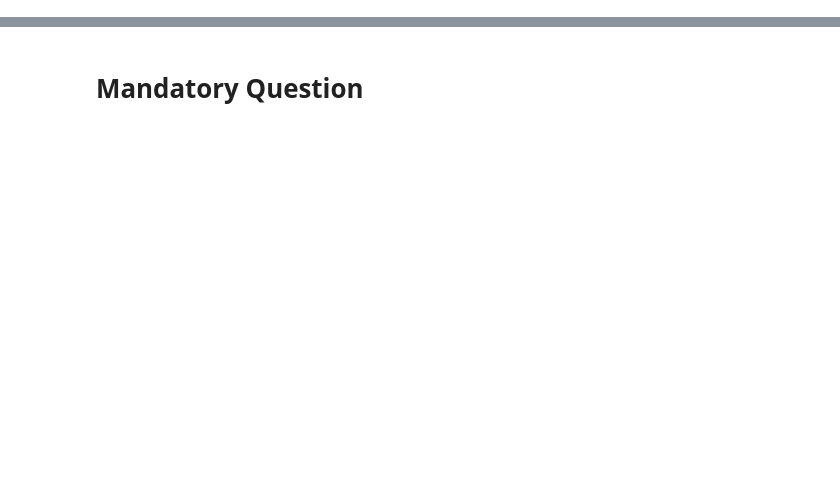
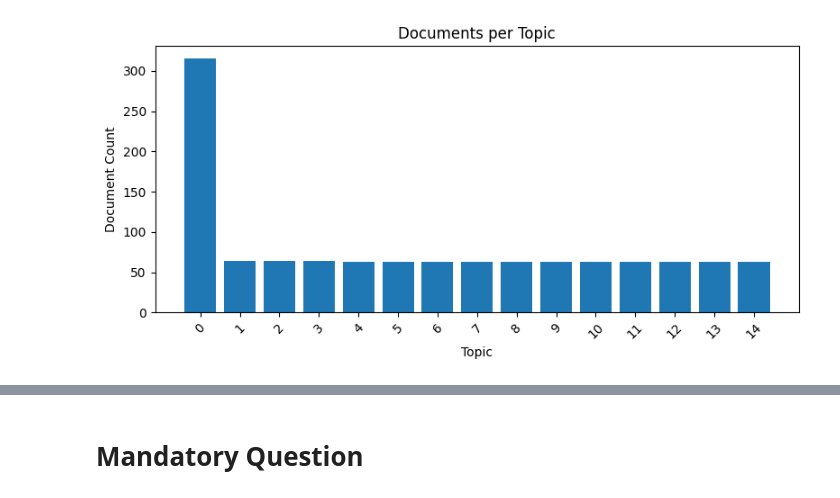
Before and after one commit to SriAmbica11/SriAmbica_INFO5731_Spring2025, a Jupyter notebook: Sangineedi_SriAmbica_Assignment_05.ipynb, the cells around one changed output, grey strips where cells are left out. Drawn from its saved outputs; the diff is of its cells as text; code cells hidden in the pictures; blank space fills up the shorter version.

```diff
--- a/Sangineedi_SriAmbica_Assignment_05.ipynb
+++ b/Sangineedi_SriAmbica_Assignment_05.ipynb
@@ -1295,0 +507,18 @@ DBSCAN delivered the optimal clustering performance because it produced a Davies
+# %%
+#
+ambica_assignment4_embedder = SentenceTransformer(
+    "all-MiniLM-L6-v2",
+    use_auth_token=False
+)
+
+# 4. Quick BERTopic fit at K=10
+ambica_assignment4_initial_k     = 10
+ambica_assignment4_initial_model = BERTopic(
+    embedding_model=ambica_assignment4_embedder,
+    nr_topics=ambica_assignment4_initial_k,
+    calculate_probabilities=True
+)
+ambica_assignment4_initial_topics, _ = ambica_assignment4_initial_model.fit_transform(
+    ambica_assignment4_docs
+)
+print(ambica_assignment4_initial_model.get_topic_info())
@@ -1295,0 +635,14 @@ DBSCAN delivered the optimal clustering performance because it produced a Davies
+# %%
+# 9. Documents per topic bar chart
+import pandas as pd
+topic_counts = pd.Series(ambica_assignment4_final_topics).value_counts().sort_index()
+plt.figure(figsize=(8,4))
+plt.bar(topic_counts.index.astype(str), topic_counts.values)
+plt.xlabel("Topic")
+plt.ylabel("Document Count")
+plt.title("Documents per Topic")
+plt.xticks(rotation=45)
+plt.tight_layout()
+plt.show()
+# %% [output]
+[figure, added]
```
Also changed, not shown: parts of 121 cells of this notebook.
